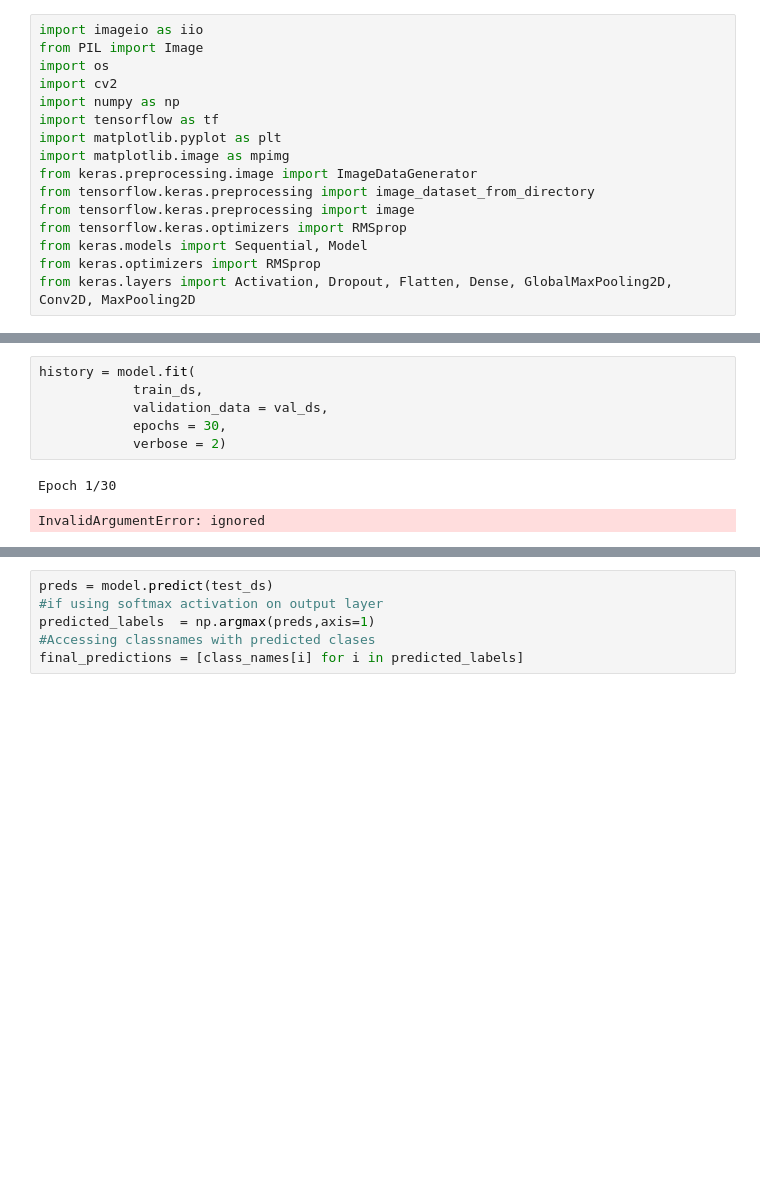
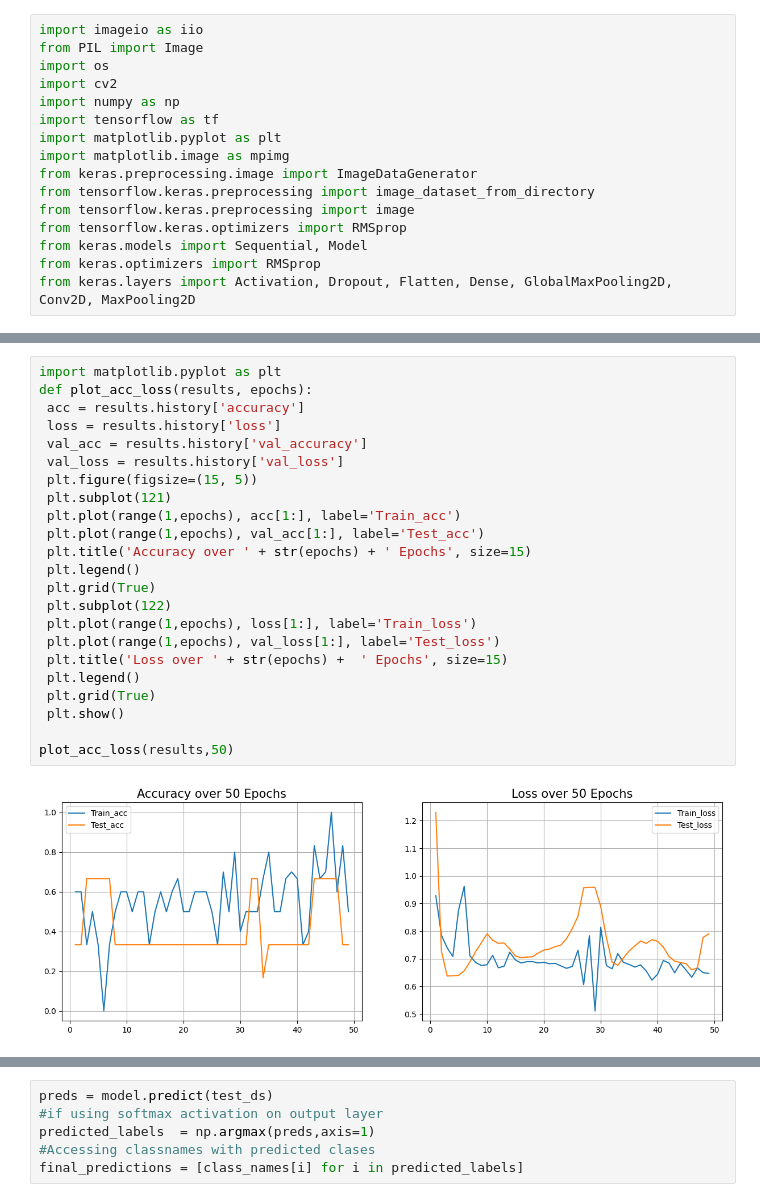
Before and after one commit to fahmi143/Karst-2.0, a Jupyter notebook: Karst2_0.ipynb, the cells around one changed output, grey strips where cells are left out. Drawn from its saved outputs; the diff is of its cells as text; blank space fills up the shorter version.

```diff
--- a/Karst2_0.ipynb
+++ b/Karst2_0.ipynb
@@ -94,10 +129,26 @@ InvalidArgumentError: ignored
-# %%
-history = model.fit(
-            train_ds,
-            validation_data = val_ds,
-            epochs = 30,
-            verbose = 2)
-# %% [output]
-Epoch 1/30
-InvalidArgumentError: ignored
+# %%
+import matplotlib.pyplot as plt
+def plot_acc_loss(results, epochs):
+ acc = results.history['accuracy']
+ loss = results.history['loss']
+ val_acc = results.history['val_accuracy']
+ val_loss = results.history['val_loss']
+ plt.figure(figsize=(15, 5))
+ plt.subplot(121)
+ plt.plot(range(1,epochs), acc[1:], label='Train_acc')
+ plt.plot(range(1,epochs), val_acc[1:], label='Test_acc')
+ plt.title('Accuracy over ' + str(epochs) + ' Epochs', size=15)
+ plt.legend()
+ plt.grid(True)
+ plt.subplot(122)
+ plt.plot(range(1,epochs), loss[1:], label='Train_loss')
+ plt.plot(range(1,epochs), val_loss[1:], label='Test_loss')
+ plt.title('Loss over ' + str(epochs) +  ' Epochs', size=15)
+ plt.legend()
+ plt.grid(True)
+ plt.show()
+
+plot_acc_loss(results,50)
+# %% [output]
+[figure, added]
 # %%
```
Also changed, not shown: parts of 10 cells of this notebook.
